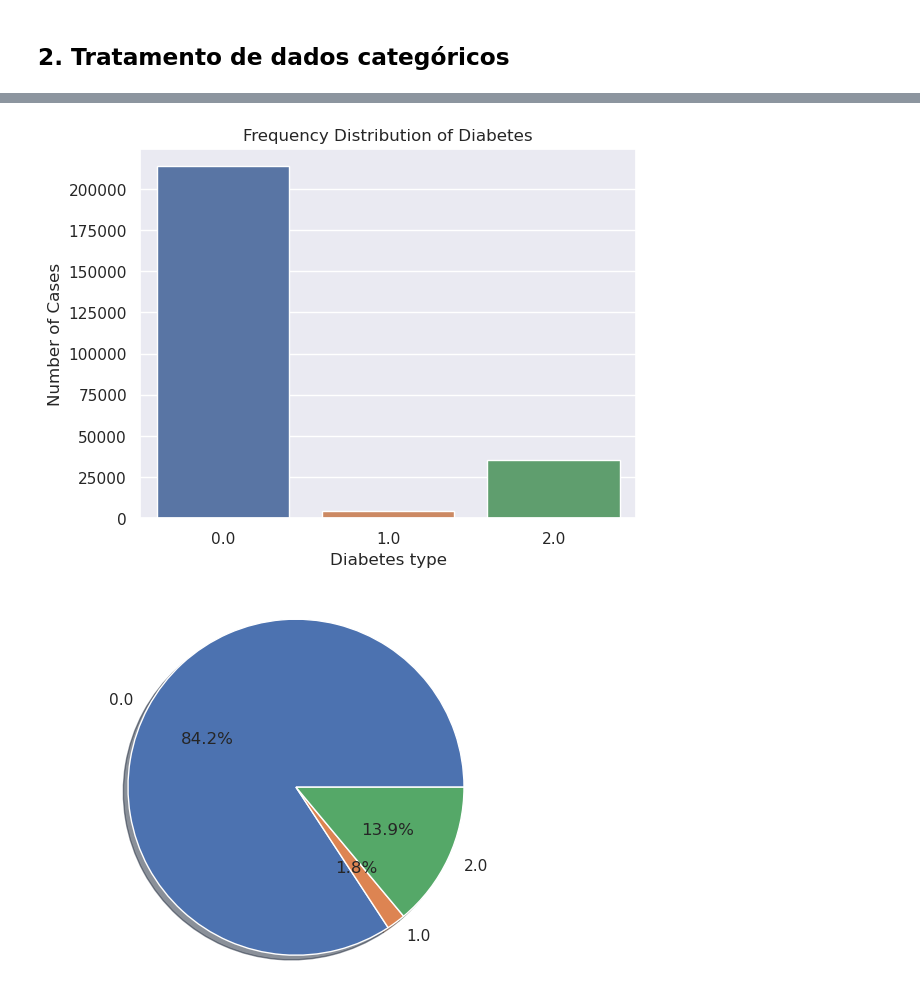
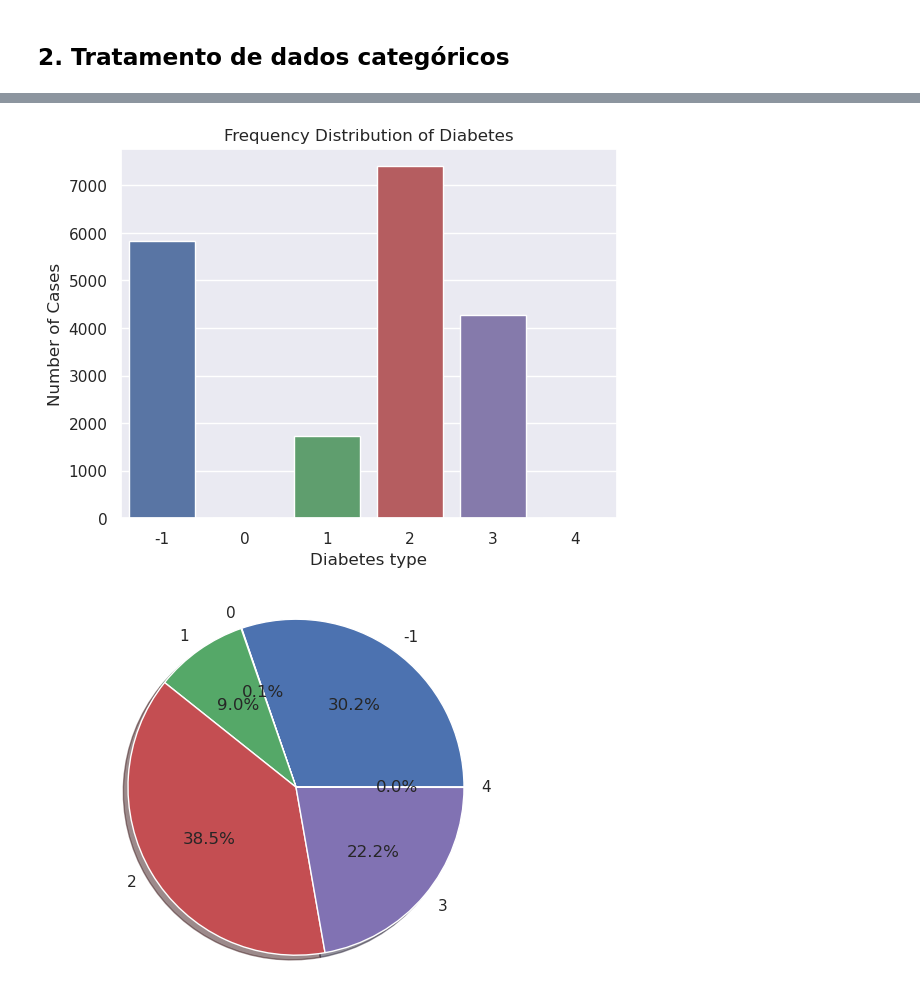
Before and after one commit to GoncaloSenra/DAA-Modelos-de-Machine-Learning, a Jupyter notebook: teste.ipynb, the cells around one changed output, grey strips where cells are left out. Cells and saved outputs as stored; diff of their text form; code cells hidden in the pictures.

```diff
--- a/teste.ipynb
+++ b/teste.ipynb
@@ -83,0 +90,2 @@ memory usage: 42.6 MB
+# %%
+data['Levy'] = data['Levy'].replace('-', np.nan)
@@ -88,0 +145,2 @@ sns.heatmap(data.isnull(), yticklabels=False, cbar=False, cmap='viridis')
+# %%
+data['Levy'] = data['Levy'].replace( np.nan, -1)
@@ -142,0 +224,3 @@ print(data['Diabetes_012'].value_counts().count())
+# %%
+data['Levy'] = data['Levy'].astype('float')
+data['Levy'].std()
@@ -142,0 +249,11 @@ print(data['Diabetes_012'].value_counts().count())
+# %%
+#'Desconhecido:-1','Muito Baixo:0', 'Baixo:1', 'Médio:2', 'Alto:3', 'Muito Alto:4'
+labels = ['-1','0', '1', '2', '3', '4']
+
+bins = [-2,0, 100, 550, 1000, 8000, 12000]
+
+# Crie uma nova coluna 'Levy_Category' com as categorias
+data['Levy'] = pd.cut(data['Levy'], bins=bins, labels=labels, right=False)
+
+# Visualize as categorias
+print(data['Levy'].value_counts())
@@ -143,20 +269,20 @@ print(data['Diabetes_012'].value_counts().count())
 # %%
-incidents_count = data['Diabetes_012'].value_counts()
+incidents_count = data['Levy'].value_counts()
 sns.set(style="darkgrid")
 sns.barplot(x=incidents_count.index, y=incidents_count.values)
 plt.title('Frequency Distribution of Diabetes')
 plt.ylabel('Number of Cases', fontsize=12)
 plt.xlabel('Diabetes type', fontsize=12)
 plt.show()
 # %% [output]
-[figure, old version]
+[figure, new version]
 # %%
-labels = data['Diabetes_012'].astype('category').cat.categories.tolist()
-counts = data['Diabetes_012'].value_counts()
+labels = data['Levy'].astype('category').cat.categories.tolist()
+counts = data['Levy'].value_counts()
 sizes = [counts[var_cat] for var_cat in labels]
 fig1, ax1 = plt.subplots()
 ax1.pie(sizes, labels=labels, autopct='%1.1f%%', shadow=True)
 ax1.axis('equal')
 plt.show()
 # %% [output]
-[figure, old version]
+[figure, new version]
```
Also changed, not shown: parts of 24 cells of this notebook.
